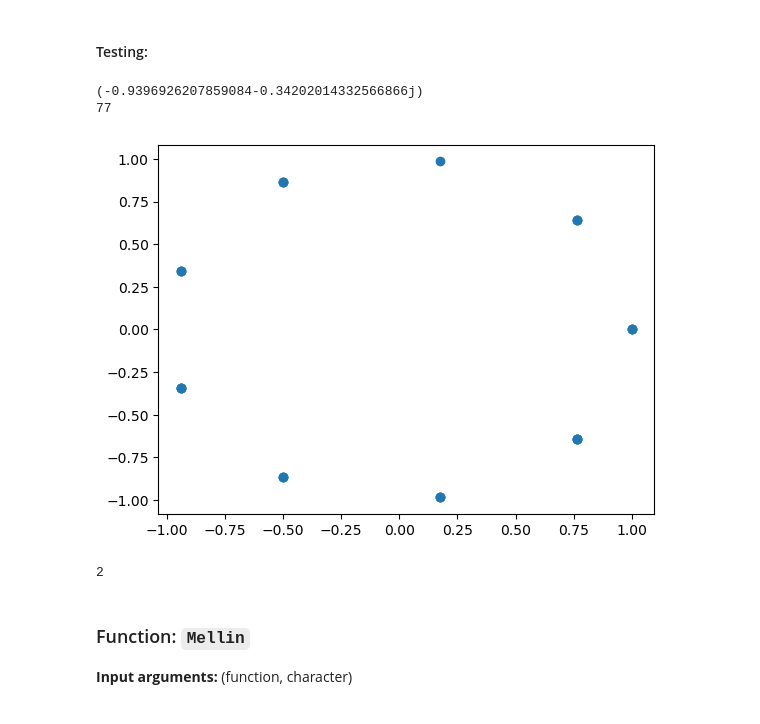
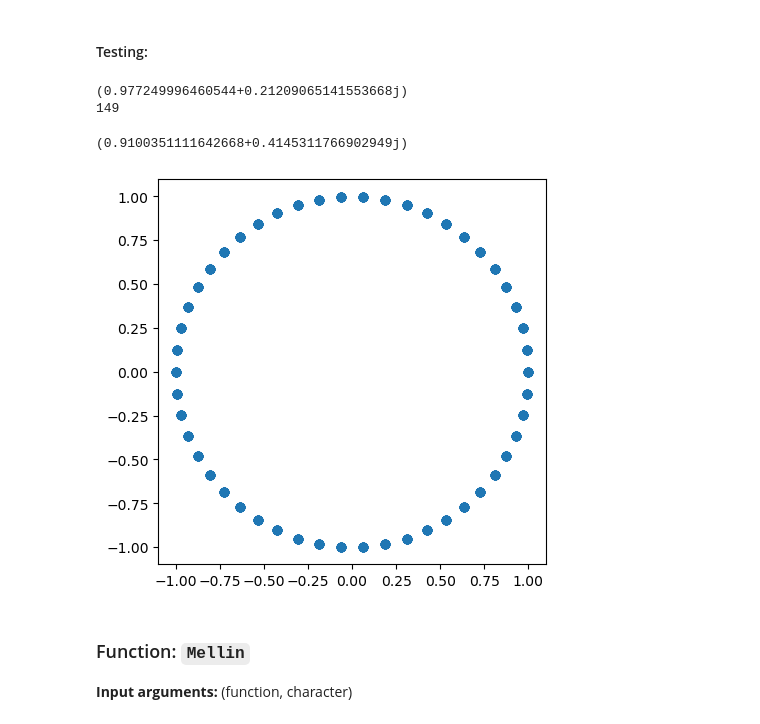
Before and after one commit to TYLERSFOSTER/Tonality_from_Q_p_and_SL_2, a Jupyter notebook: p_adic_signals_for_GL_1.ipynb, the cells around one changed output. Drawn from its saved outputs; the diff is of its cells as text; code cells hidden in the pictures.

```diff
--- a/p_adic_signals_for_GL_1.ipynb
+++ b/p_adic_signals_for_GL_1.ipynb
@@ -350,45 +352,46 @@ class nuCharacter():
         return output
 # %% [markdown]
 #### Testing:
+# %%
+omega = nuCharacter(7, 3, 10)
+print(omega.zeta)
+
+z = p_Approx(7, -2, [2, 0, 3])
+print(z.unit)
+omega.eval(z)
+# %% [output]
+(0.977249996460544+0.21209065141553668j)
+149
+(0.9100351111642668+0.4145311766902949j)
 # %%
-omega = nuCharacter(3, 3, 10)
-print(omega.zeta)
+p = 5
+m = 4
 
-z = p_Approx(5, -2, [2, 0, 3])
-print(z.unit)
-omega.eval(z)
-
-p = 3
-m = 3
+omega = nuCharacter(p, m, 10)
 
 possibilities = [[]]
 for i in range(m):
     new_possibilities = []
     for digs in possibilities:
         for k in range(p):
             new_digs = copy.deepcopy(digs)
             new_digs.append(k)
             new_possibilities.append(new_digs)
     possibilities = copy.deepcopy(new_possibilities)
 
 X_coords = []
 Y_coords = []
 for digs in possibilities:
-    z = p_Approx(5,0,digs)
+    z = p_Approx(p,0,digs)
     s = omega.eval(z)
     X_coords.append(s.real)
     Y_coords.append(s.imag)
 
+plt.figure(figsize=(5,5))
 plt.scatter(X_coords, Y_coords)
 plt.show()
 # %% [output]
-(-0.9396926207859084-0.34202014332566866j)
-77
-[figure, old version]
+[figure, new version]
-# %%
-primitive_root(5, 7)
-# %% [output]
-2
 # %% [markdown]
 ### Function: `Mellin`
 **Input arguments:** (function, character)
```
Also changed, not shown: parts of 1 cell of this notebook.
